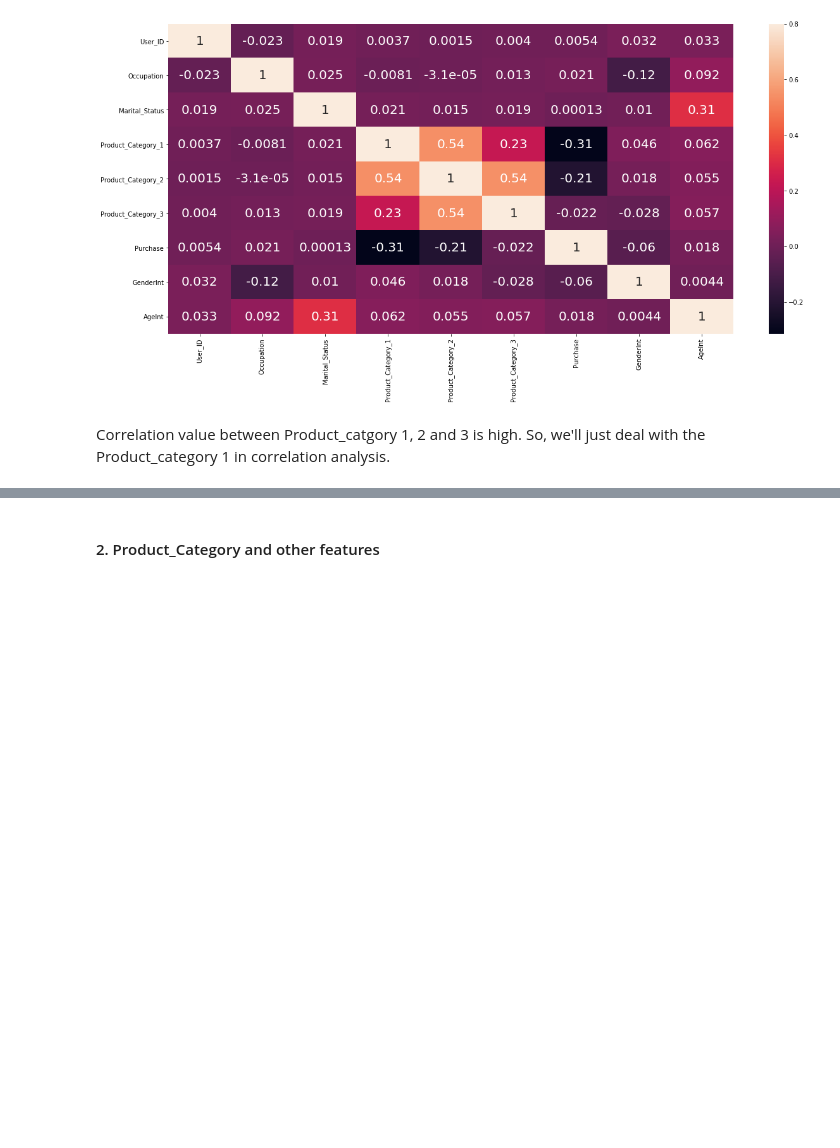
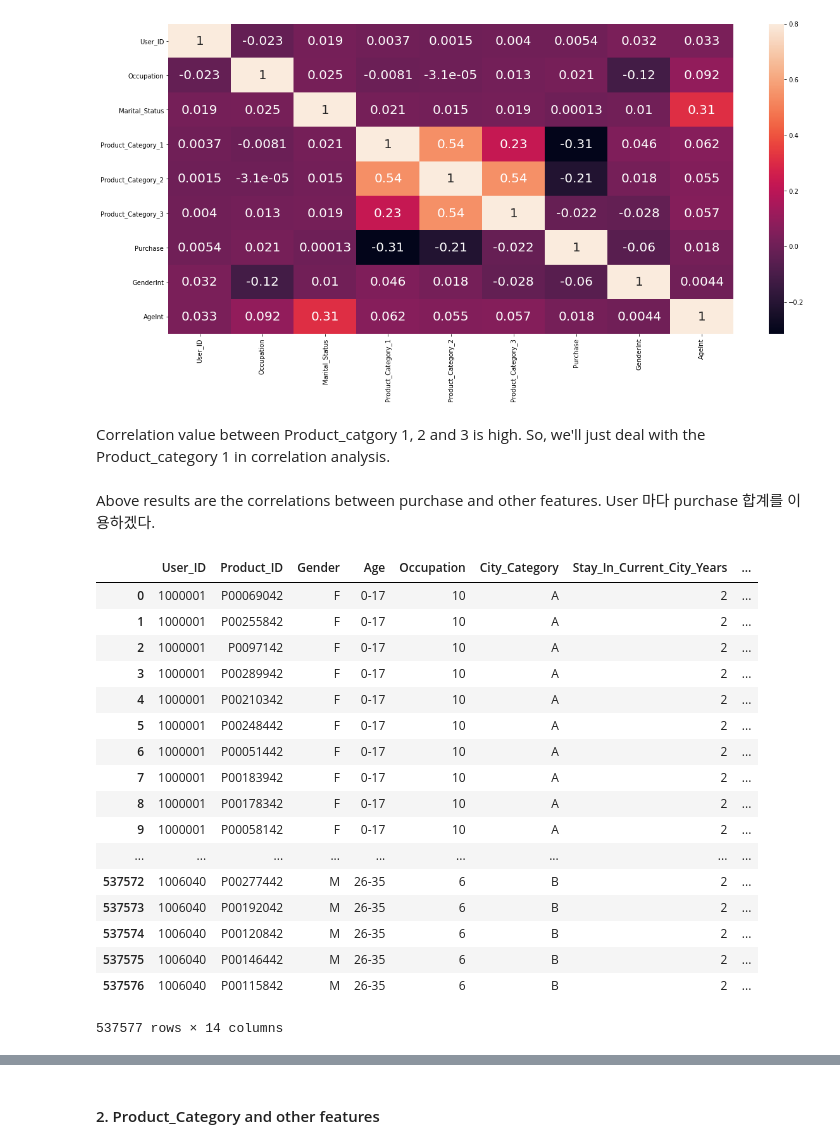
Before and after one commit to jiwonny/Data-Science-Project, a Jupyter notebook: correlation.ipynb, the cells around one changed output, grey strips where cells are left out. Saved outputs shown, nothing was run; the diff lists cells and outputs as text; code cells hidden in the pictures; blank space fills up the shorter version.

```diff
--- a/correlation.ipynb
+++ b/correlation.ipynb
@@ -107,3 +108,30 @@ sns.heatmap(corrmat, vmax=.8,annot_kws={'size': 20}, annot=True)
 [figure]
 # %% [markdown]
 Correlation value between Product_catgory 1, 2 and 3 is high. So, we'll just deal with the Product_category 1 in correlation analysis.
+# %% [markdown]
+Above results are the correlations between purchase and other features. User 마다 purchase 합계를 이용하겠다.
+# %%
+# user 기준으로 정렬
+data2_sort = data2.sort_values(["User_ID"], ascending=[True])
+# 정렬한 data 의 index 를 재설정
+data2_sort = data2_sort.reset_index(drop = True)
+data2_sort
+# %% [output]
+|  | User_ID | Product_ID | Gender | Age | Occupation | City_Category | Stay_In_Current_City_Years | ... |
+| 0 | 1000001 | P00069042 | F | 0-17 | 10 | A | 2 | ... |
+| 1 | 1000001 | P00255842 | F | 0-17 | 10 | A | 2 | ... |
+| 2 | 1000001 | P0097142 | F | 0-17 | 10 | A | 2 | ... |
+| 3 | 1000001 | P00289942 | F | 0-17 | 10 | A | 2 | ... |
+| 4 | 1000001 | P00210342 | F | 0-17 | 10 | A | 2 | ... |
+| 5 | 1000001 | P00248442 | F | 0-17 | 10 | A | 2 | ... |
+| 6 | 1000001 | P00051442 | F | 0-17 | 10 | A | 2 | ... |
+| 7 | 1000001 | P00183942 | F | 0-17 | 10 | A | 2 | ... |
+| 8 | 1000001 | P00178342 | F | 0-17 | 10 | A | 2 | ... |
+| 9 | 1000001 | P00058142 | F | 0-17 | 10 | A | 2 | ... |
+| ... | ... | ... | ... | ... | ... | ... | ... | ... |
+| 537572 | 1006040 | P00277442 | M | 26-35 | 6 | B | 2 | ... |
+| 537573 | 1006040 | P00192042 | M | 26-35 | 6 | B | 2 | ... |
+| 537574 | 1006040 | P00120842 | M | 26-35 | 6 | B | 2 | ... |
+| 537575 | 1006040 | P00146442 | M | 26-35 | 6 | B | 2 | ... |
+| 537576 | 1006040 | P00115842 | M | 26-35 | 6 | B | 2 | ... |
+537577 rows × 14 columns
```
Also changed, not shown: parts of 18 cells of this notebook, 1 other file.
